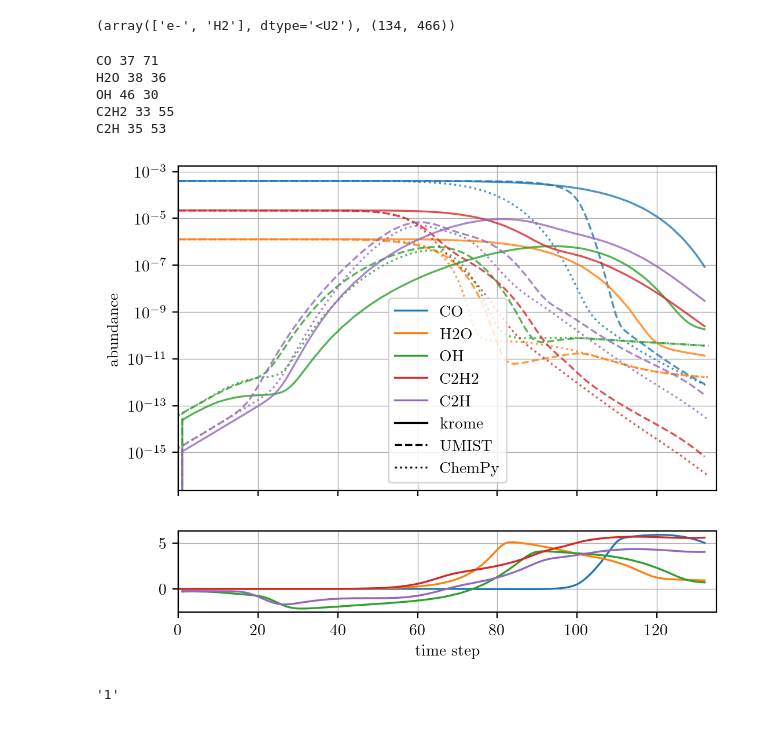
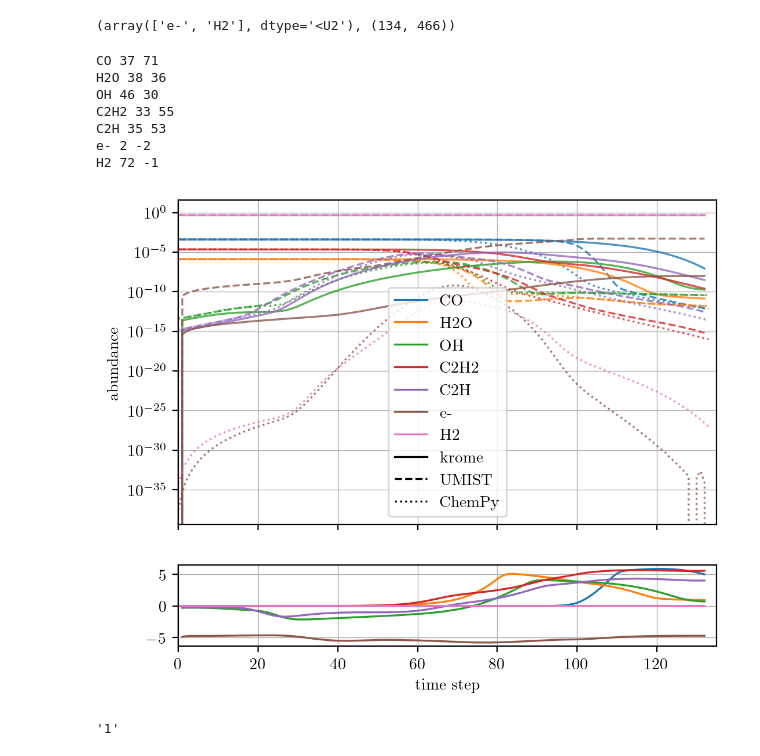
Before and after one commit to IvS-KULeuven/krome-CSE, a Jupyter notebook: benchmarkKROME.ipynb, the cells around one changed output. Cells and saved outputs as stored; diff of their text form; code cells hidden in the pictures.

```diff
--- a/benchmarkKROME.ipynb
+++ b/benchmarkKROME.ipynb
@@ -201,7 +201,7 @@ fig, axs = plt.subplots(2,1, gridspec_kw={'height_ratios': [4,1]},figsize=(6, 5)
 ax1 = axs[0]
 ax2 = axs[1]
 
-species = ['CO', 'H2O', 'OH', 'C2H2', 'C2H']#'e-',  'H2',
+species = ['CO', 'H2O', 'OH', 'C2H2', 'C2H','e-',  'H2']
 
 alpha = 0.8
 ms = 3
@@ -213,7 +213,12 @@ for spec in species:
     ## KROME INDEX
     i_krome = get_idx(spec)
     ## UMIST INDEX
-    i_umist = specs_dict[spec]
+    if spec == 'e-':
+        i_umist = -2
+    elif spec == 'H2':
+        i_umist = -1
+    else:
+        i_umist = specs_dict[spec]
     print(spec,i_krome,i_umist)
 
 
@@ -238,34 +243,36 @@ krome_legend = mlines.Line2D([],[], color = 'k', ls = '-', label='krome',lw = lw
 umist_legend = mlines.Line2D([],[], color = 'k', ls = '--', label='UMIST',lw = lw, alpha = 1)
 chempy_legend = mlines.Line2D([],[], color = 'k', ls = ':', label='ChemPy',lw = lw, alpha = 1)
 
 handles.append(krome_legend)
 handles.append(umist_legend)
 handles.append(chempy_legend)
 
 ax1.set_yscale('log')
 # ax1.set_ylim(1e-20, 1e-4)
 
 ax1.set_ylabel('abundance')
 ax2.set_xlabel('time step')
 
 ax1.set_xlim(0,135)
 ax2.set_xlim(0,135)
 
 ax1.xaxis.set_ticklabels([])
 ax1.grid(True, lw = 0.5)
 ax2.grid(True, lw = 0.5)
 
 # ax1.set_ylim(1e-20, 1e2)
 
 ax1.legend(handles = handles)
 plt.show()
 # %% [output]
 CO 37 71
 H2O 38 36
 OH 46 30
 C2H2 33 55
 C2H 35 53
+e- 2 -2
+H2 72 -1
-[figure, old version]
+[figure, new version]
 # %%
 s = '/STER/silkem/fortran_0D/out/20211015_gridC_Mdot1e-6_v17-5_T_eps_model_2022-12-24h17-06-51/time/time1.out'
 
```
Also changed, not shown: 1 other file.
